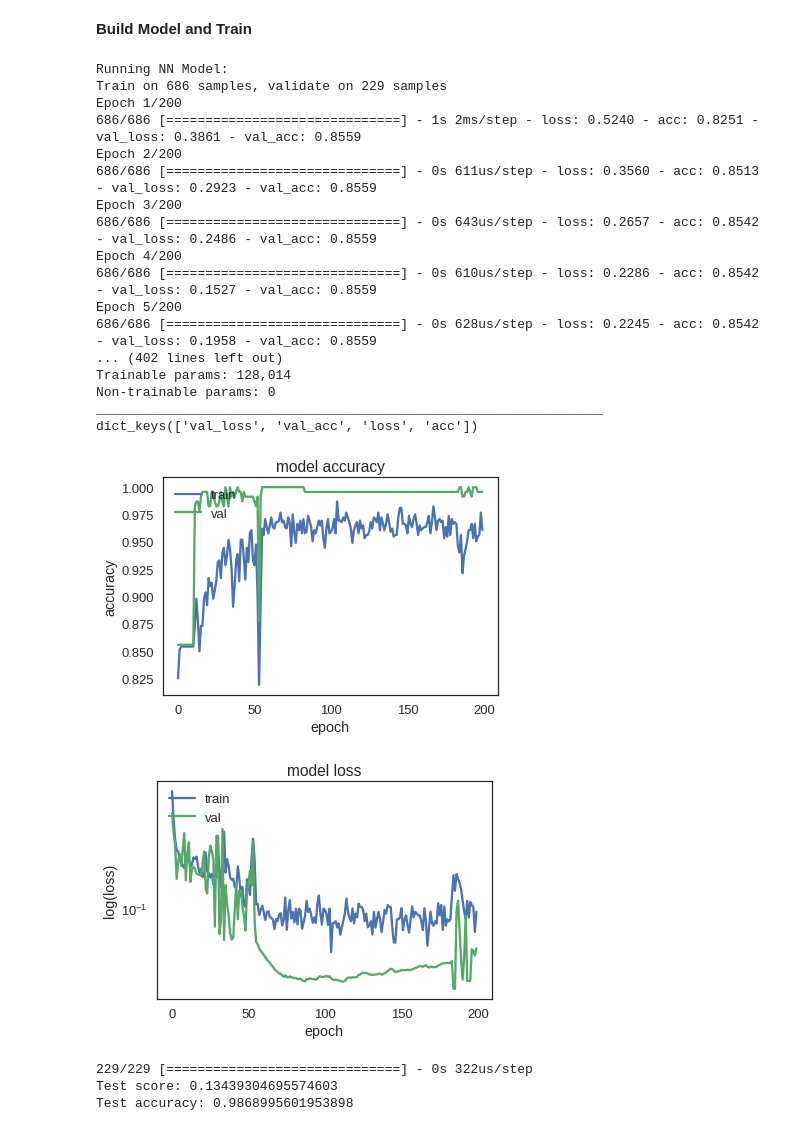
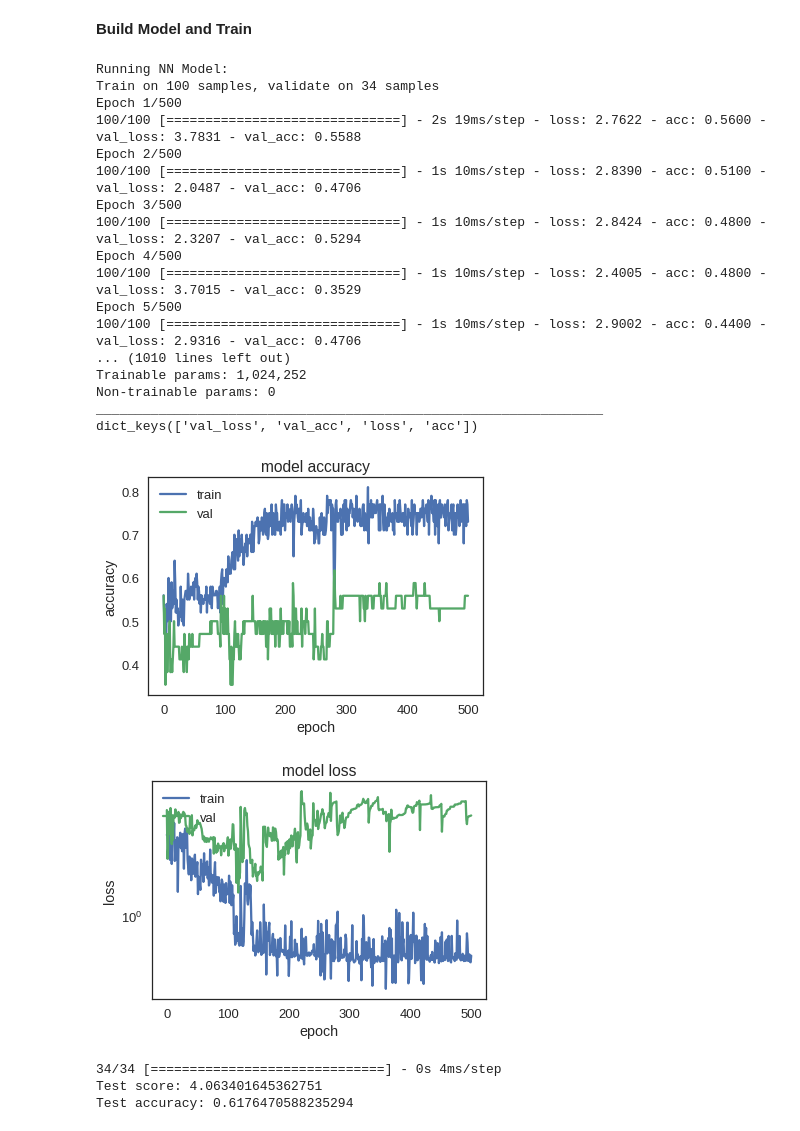
Before and after one commit to NeuroTechX/eeg-notebooks_v0.1, a Jupyter notebook: notebooks/Deep_eeg_notebooks.ipynb, the cells around one changed output. Drawn from its saved outputs; the diff is of its cells as text; code cells hidden in the pictures.

```diff
--- a/notebooks/Deep_eeg_notebooks.ipynb
+++ b/notebooks/Deep_eeg_notebooks.ipynb
@@ -90,21 +99,21 @@ subs = [101, 102, 103, 104, 105, 106, 108, 109, 110, 111, 112,
         202, 203, 204, 205, 207, 208, 209, 210, 211,
         301, 302, 303, 304, 305, 306, 307, 308, 309]
 
+data_dir = 'visual/cueing'
+event_ids = ['LeftCue','RightCue']
+nsesh = 2
+
 #for testing
 #subs = [ 205, 207, 208, 209]
 subs = [2]
+nsesh = 1
 #number of sessions in each subject folder
-nsesh = 1
-
-data_dir = 'visual/cueing'
-event_ids = ['LeftCue','RightCue']
-
 
 ## Can load other experiments like this - NN and CNN model works great
-subs = [ 1]
-nsesh = 1
-data_dir = 'visual/P300'
-event_ids = ['Standard','Target']
+#subs = [ 1]
+#nsesh = 1
+#data_dir = 'visual/P300'
+#event_ids = ['Standard','Target']
 ##
 
 ## Can load other experiments like this - NN and CNN model works best here
@@ -138,17 +147,17 @@ baseline=(-1, 0) #None or (start, end) in seconds
 #wavelet settings
 f_low = 2
 f_high = 40
-f_bins = 25  # to decrease number of frequency features
+f_bins = 100  # to decrease number of frequency features
 wave_cycles = 6 # cycles of each frequency to convolve with data
 spect_baseline = [-1,-.5] #gets removed from training data but used during processing
-electrodes_out = [0,1,2,3,4]  # to decrease number of electrode features from [0,1,2,3] or [0,1,2,3,4] with aux electrode (untested)
+electrodes_out = [0,1,2,3]  # to decrease number of electrode features from [0,1,2,3] or [0,1,2,3,4] with aux electrode (untested)
 frequencies =  np.linspace(f_low, f_high, f_bins, endpoint=True)
 
 frequency_domain = 1  #if True uses wavelets otherwise use time series
 
 #Training Settings
-batch_size = 10
-train_epochs = 200
+batch_size = 1
+train_epochs = 500
 num_classes = len(event_ids)
 test_split = 0.2
 val_split = 0.2
@@ -389,7 +398,11 @@ if model_type == 'NN':
   ##---DenseFeedforward Network
   model = Sequential()
   model.add(Flatten())
-  model.add(Dense(4, activation='relu'))
+  model.add(Dense(10, activation='relu'))
+  model.add(Dropout(.20))
+  model.add(Dense(10, activation='relu'))
+  model.add(Dropout(.20))
+  model.add(Dense(10, activation='relu'))
   model.add(Dropout(.20))
   model.add(Dense(num_classes, activation='softmax'))
 
@@ -431,48 +444,48 @@ model.summary()
 
 
 # list all data in history
 print(history.history.keys())
 # summarize history for accuracy
 plt.plot(history.history['acc'])
 plt.plot(history.history['val_acc'])
 plt.title('model accuracy')
 plt.ylabel('accuracy')
 plt.xlabel('epoch')
 plt.legend(['train', 'val'], loc='upper left')
 plt.show()
 # summarize history for loss
 plt.semilogy(history.history['loss'])
 plt.semilogy(history.history['val_loss'])
 plt.title('model loss')
 plt.ylabel('loss')
 plt.xlabel('epoch')
 plt.legend(['train', 'val'], loc='upper left')
 plt.show()
 
 # Test on left out Test data
 score, acc = model.evaluate(x_test, y_test, batch_size=batch_size)
 print('Test score:', score)
 print('Test accuracy:', acc)
 # %% [output]
 Running NN Model:
-Train on 686 samples, validate on 229 samples
-Epoch 1/200
-686/686 [==============================] - 1s 2ms/step - loss: 0.5240 - acc: 0.8251 - val_loss: 0.3861 - val_acc: 0.8559
-Epoch 2/200
-686/686 [==============================] - 0s 611us/step - loss: 0.3560 - acc: 0.8513 - val_loss: 0.2923 - val_acc: 0.8559
-Epoch 3/200
-686/686 [==============================] - 0s 643us/step - loss: 0.2657 - acc: 0.8542 - val_loss: 0.2486 - val_acc: 0.8559
-Epoch 4/200
-686/686 [==============================] - 0s 610us/step - loss: 0.2286 - acc: 0.8542 - val_loss: 0.1527 - val_acc: 0.8559
-Epoch 5/200
-686/686 [==============================] - 0s 628us/step - loss: 0.2245 - acc: 0.8542 - val_loss: 0.1958 - val_acc: 0.8559
-... (402 lines left out)
-Trainable params: 128,014
+Train on 100 samples, validate on 34 samples
+Epoch 1/500
+100/100 [==============================] - 2s 19ms/step - loss: 2.7622 - acc: 0.5600 - val_loss: 3.7831 - val_acc: 0.5588
+Epoch 2/500
+100/100 [==============================] - 1s 10ms/step - loss: 2.8390 - acc: 0.5100 - val_loss: 2.0487 - val_acc: 0.4706
+Epoch 3/500
+100/100 [==============================] - 1s 10ms/step - loss: 2.8424 - acc: 0.4800 - val_loss: 2.3207 - val_acc: 0.5294
+Epoch 4/500
+100/100 [==============================] - 1s 10ms/step - loss: 2.4005 - acc: 0.4800 - val_loss: 3.7015 - val_acc: 0.3529
+Epoch 5/500
+100/100 [==============================] - 1s 10ms/step - loss: 2.9002 - acc: 0.4400 - val_loss: 2.9316 - val_acc: 0.4706
+... (1010 lines left out)
+Trainable params: 1,024,252
 Non-trainable params: 0
 _________________________________________________________________
 dict_keys(['val_loss', 'val_acc', 'loss', 'acc'])
-[figure, old version]
+[figure, new version]
-[figure, old version]
+[figure, new version]
-229/229 [==============================] - 0s 322us/step
-Test score: 0.13439304695574603
-Test accuracy: 0.9868995601953898
+34/34 [==============================] - 0s 4ms/step
+Test score: 4.063401645362751
+Test accuracy: 0.6176470588235294
```
Also changed, not shown: parts of 5 cells of this notebook.
